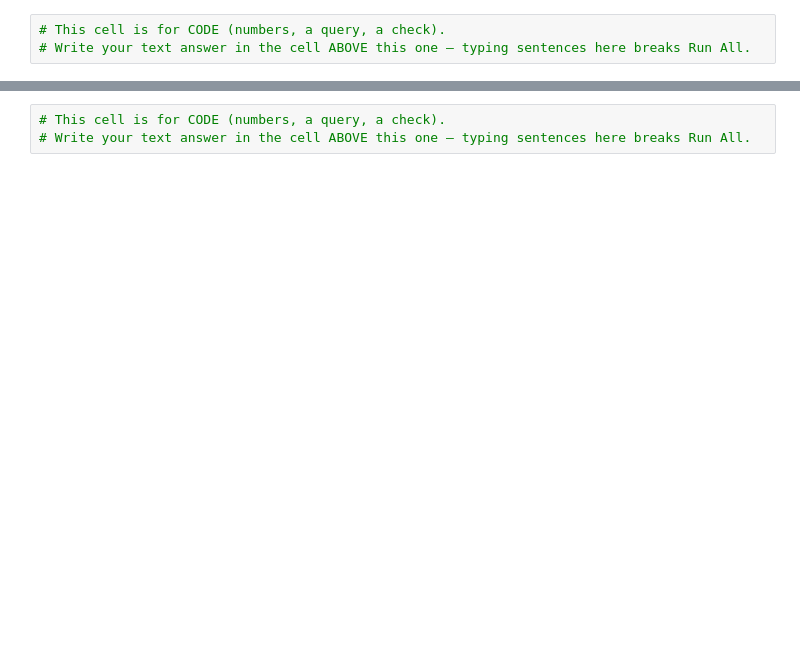
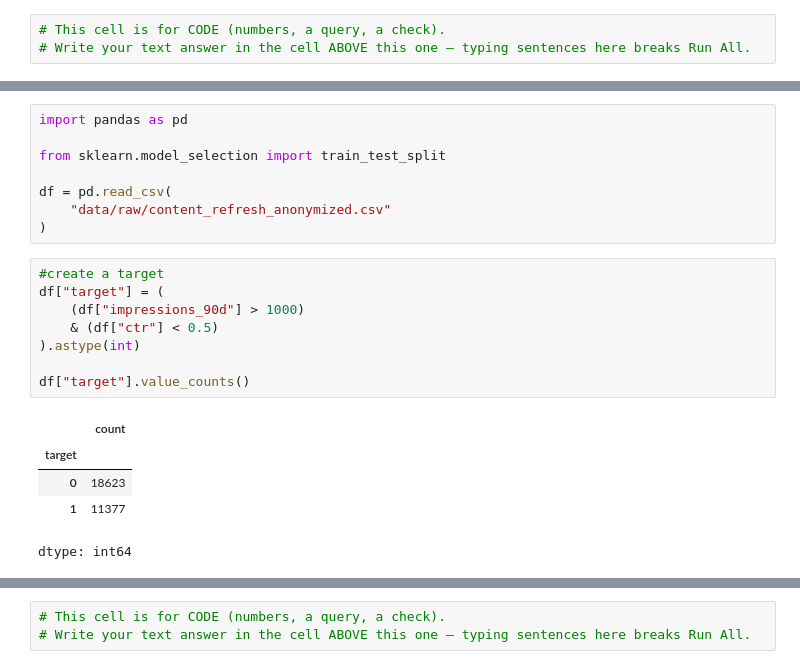
Before and after one commit to ch-jsk/jsk-flyrank-ml-internship, a Jupyter notebook: work/notebooks/w05_model.ipynb, the cells around one changed output, grey strips where cells are left out. Saved outputs shown, nothing was run; the diff lists cells and outputs as text; blank space fills up the shorter version.

```diff
--- a/work/notebooks/w05_model.ipynb
+++ b/work/notebooks/w05_model.ipynb
@@ -19,0 +52,22 @@ This skeleton is yours to fill. Work the sections **in order** — each one has
+# %%
+import pandas as pd
+
+from sklearn.model_selection import train_test_split
+
+df = pd.read_csv(
+    "data/raw/content_refresh_anonymized.csv"
+)
+# %%
+#create a target
+df["target"] = (
+    (df["impressions_90d"] > 1000)
+    & (df["ctr"] < 0.5)
+).astype(int)
+
+df["target"].value_counts()
+# %% [output]
+|  | count |
+| target |  |
+| 0 | 18623 |
+| 1 | 11377 |
+dtype: int64
```
Also changed, not shown: parts of 20 cells of this notebook.
